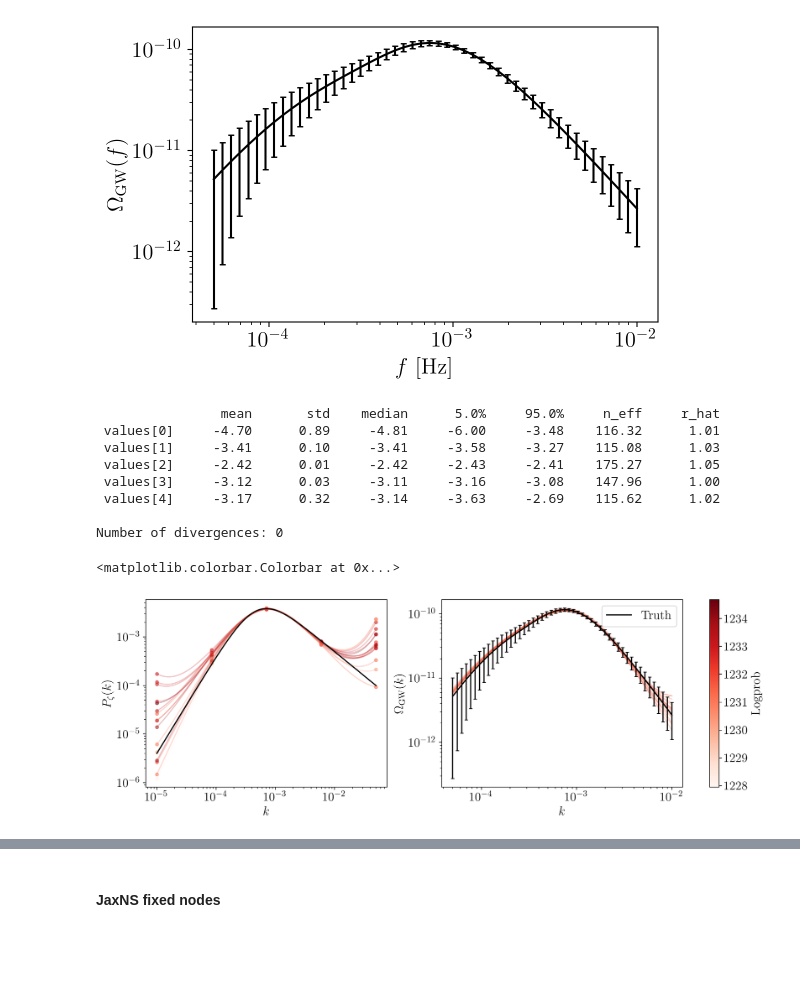
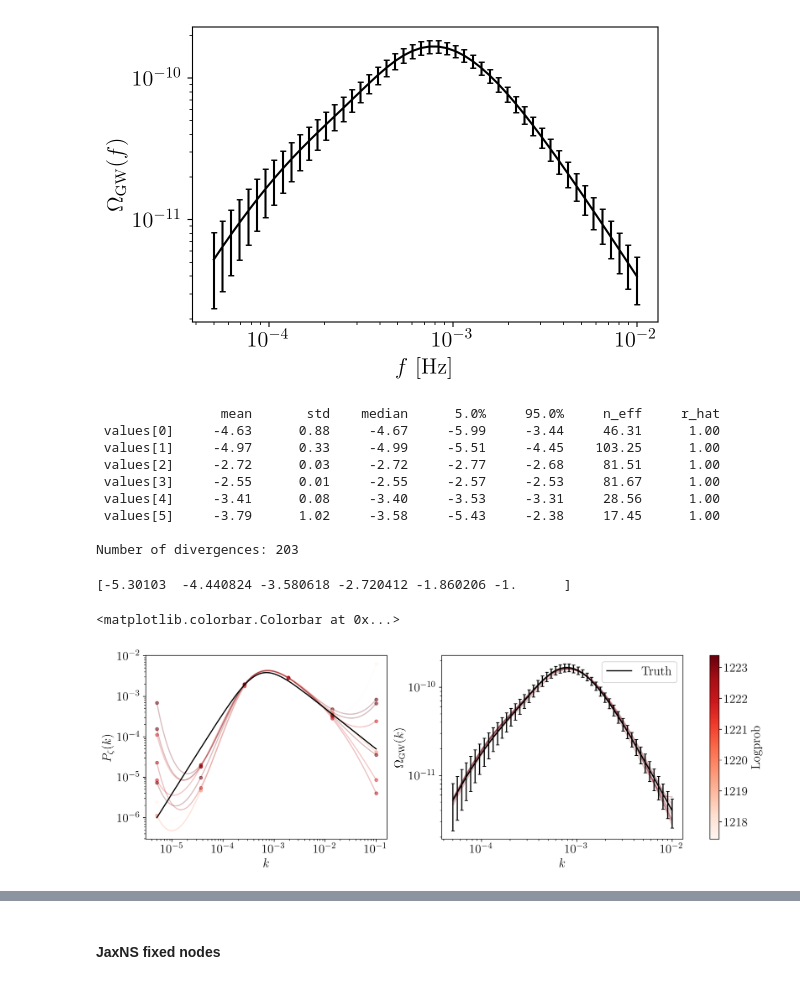
Before and after one commit to Ameek94/SIGW_Inverse, a Jupyter notebook: examples/bpl.ipynb, the cells around one changed output, grey strips where cells are left out. Cells and saved outputs as stored; diff of their text form; code cells hidden in the pictures; blank space fills up the shorter version.

Commit message:
plots

```diff
--- a/examples/bpl.ipynb
+++ b/examples/bpl.ipynb
@@ -34,6 +35,8 @@ data = np.load('../bpl_data.npz')
 frequencies = data['k']
 Omegas = data['gw']
 cov = data['cov']
+p_arr = data['p_arr']
+pz_amp = data['pz_amp']
 
 plt.figure(figsize=(6,4))
 plt.errorbar(frequencies, Omegas, yerr=np.sqrt(np.diag(cov)), fmt="", color='k', label='data',capsize=2,ecolor='k')
@@ -43,6 +46,6 @@ plt.xlabel(r'$f$ [Hz]')
 plt.ylabel(r'$\Omega_{\rm GW}(f)$')
 plt.tight_layout()
 # %% [output]
-[figure, old version]
+[figure, new version]
 # %%
 # set up the interpolator
@@ -60,7 +82,7 @@ t = jnp.repeat(t_expanded, len(frequencies), axis=-1)
 gwb_calculator = OmegaGWjax(s,t,frequencies,norm="RD",kernel="RD")
 # %%
 # set up the inference for fixed nodes
-num_nodes = 5
+num_nodes = 6
 fixed_nodes = jnp.linspace(0,1,num_nodes)
 model_args = {'num_nodes':num_nodes,  'pk_bounds': [jnp.log10(pk_min),jnp.log10(pk_max)],
               'sample_nodes': False, 'fixed_nodes': fixed_nodes, 'amp_bounds': [-6,-2],
@@ -73,23 +95,25 @@ sampler = NumpyroInference(model,model_args=model_args
 samples, extras = sampler.run_inference(frequencies=frequencies,data=Omegas,cov=cov)
 # %% [output]
                 mean       std    median      5.0%     95.0%     n_eff     r_hat
- values[0]     -4.70      0.89     -4.81     -6.00     -3.48    116.32      1.01
- values[1]     -3.41      0.10     -3.41     -3.58     -3.27    115.08      1.03
- values[2]     -2.42      0.01     -2.42     -2.43     -2.41    175.27      1.05
- values[3]     -3.12      0.03     -3.11     -3.16     -3.08    147.96      1.00
- values[4]     -3.17      0.32     -3.14     -3.63     -2.69    115.62      1.02
+ values[0]     -4.63      0.88     -4.67     -5.99     -3.44     46.31      1.00
+ values[1]     -4.97      0.33     -4.99     -5.51     -4.45    103.25      1.00
+ values[2]     -2.72      0.03     -2.72     -2.77     -2.68     81.51      1.00
+ values[3]     -2.55      0.01     -2.55     -2.57     -2.53     81.67      1.00
+ values[4]     -3.41      0.08     -3.40     -3.53     -3.31     28.56      1.00
+ values[5]     -3.79      1.02     -3.58     -5.43     -2.38     17.45      1.00
 
-Number of divergences: 0
+Number of divergences: 203
 # %%
 ### Plot the MC realisations with their logprob
 
 from interpolation.spline import spline_predict
-p_arr = jnp.geomspace(pk_min*1.001,pk_max*0.999,100,endpoint=True)
+# p_arr = jnp.geomspace(pk_min*1.001,pk_max*0.999,100,endpoint=True)
 
-thinning = 16
+thinning = 32
 cmap = matplotlib.colormaps['Reds']
 ys = samples['values'][::thinning]
 xs = interpolator.fixed_nodes
+print(xs)
 lp = -extras["potential_energy"][::thinning] # PE = -logprob
 lp_min, lp_max = np.min(lp), np.max(lp)
 cols = (lp-lp_min)/(lp_max - lp_min) # normalise the logprob to a colour
@@ -98,39 +122,40 @@ norm = colors.Normalize(lp_min,lp_max)
 fig, (ax1,ax2) = plt.subplots(1,2,figsize=(12,4),layout='constrained')
 
 def get_pz_omega(y):
     pf = interpolator.interpolate(xs, y)
     pz_amps = pf(p_arr)
     gwb_res = gwb_calculator(pf,frequencies)
     return pz_amps, gwb_res
 
 pz_amps,gwb_amps = vmap(get_pz_omega)(ys)
 # print(pz_amps[2])
 
 for i,ps in enumerate(pz_amps):
     ax1.loglog(p_arr,ps,alpha=0.25,color=cmap(cols[i]))
     ax1.scatter(10**(xs),10**(ys[i]),s=16,alpha=0.5,color=cmap(cols[i]))
 for om in gwb_amps:
     ax2.loglog(frequencies,om,alpha=0.25,color=cmap(cols[i]))
 
 # True pz
-def pz(p,pstar=5e-4,n1=2,n2=-1,sigma=2):
-    nir = n1
-    pl1 = (p/pstar)**nir
-    nuv = (n2 - n1)/sigma
-    pl2 = (1+(p/pstar)**sigma)**nuv
-    return 1e-2 * pl1 * pl2
-pz_amp = pz(p_arr)
+# def pz(p,pstar=5e-4,n1=2,n2=-1,sigma=2):
+#     nir = n1
+#     pl1 = (p/pstar)**nir
+#     nuv = (n2 - n1)/sigma
+#     pl2 = (1+(p/pstar)**sigma)**nuv
+#     return 1e-2 * pl1 * pl2
+# pz_amp = pz(p_arr)
 ax1.loglog(p_arr,pz_amp,color='k',lw=1.5)
 ax2.loglog(frequencies,Omegas,color='k',lw=1.5,label='Truth')
 
 ax2.legend()
 ax1.set_ylabel(r'$P_{\zeta}(k)$')
 ax1.set_xlabel(r'$k$')
 ax2.errorbar(frequencies, Omegas, yerr=np.sqrt(np.diag(cov)), fmt="", color='k', label='data',capsize=2,ecolor='k')
 
 ax2.set_ylabel(r'$\Omega_{\mathrm{GW}}(k)$')
 ax2.set_xlabel(r'$k$')
 fig.colorbar(cm.ScalarMappable(norm=norm,cmap=cmap),ax=[ax1,ax2],label='Logprob')
 # %% [output]
-<matplotlib.colorbar.Colorbar at 0x...>
+[-5.30103  -4.440824 -3.580618 -2.720412 -1.860206 -1.      ]
+<matplotlib.colorbar.Colorbar at 0x...>
-[figure, old version]
+[figure, new version]
```
Also changed, not shown: parts of 10 cells of this notebook, 45 other files.
